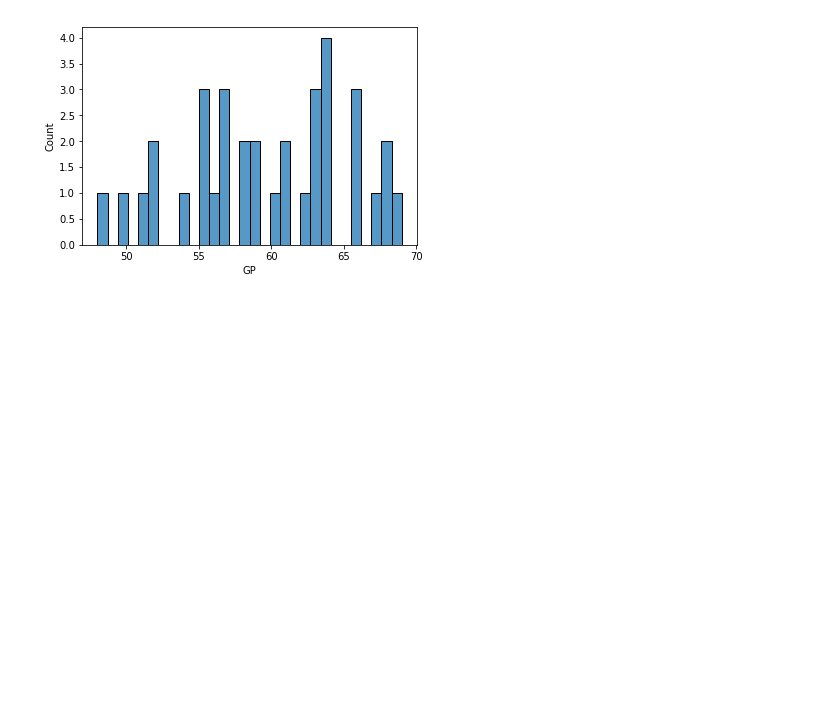
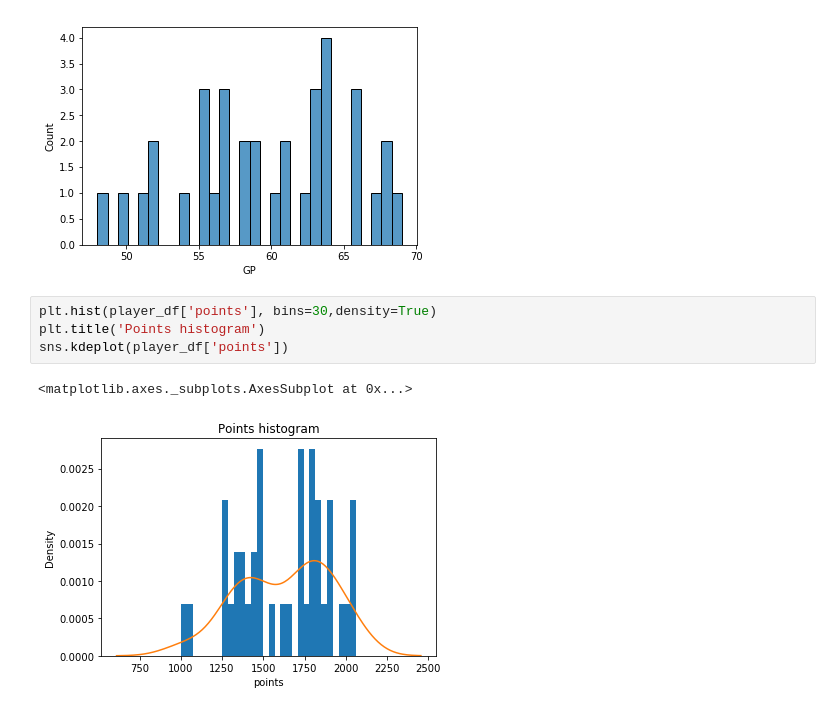
Before and after one commit to linqus/space-jam-anl, a Jupyter notebook: space-jam-anl.ipynb, the cells around one changed output. Cells and saved outputs as stored; diff of their text form; blank space fills up the shorter version.

Commit message:
bimodal graphs and differentiating two populations

```diff
--- a/space-jam-anl.ipynb
+++ b/space-jam-anl.ipynb
@@ -377,3 +377,10 @@ sns.kdeplot(data[~data.isna()]);
 sns.histplot(data, bins=30,);
 # %% [output]
 [figure]
+# %%
+plt.hist(player_df['points'], bins=30,density=True)
+plt.title('Points histogram')
+sns.kdeplot(player_df['points'])
+# %% [output]
+<matplotlib.axes._subplots.AxesSubplot at 0x...>
+[figure, added]
```
Also changed, not shown: parts of 1 cell of this notebook.
